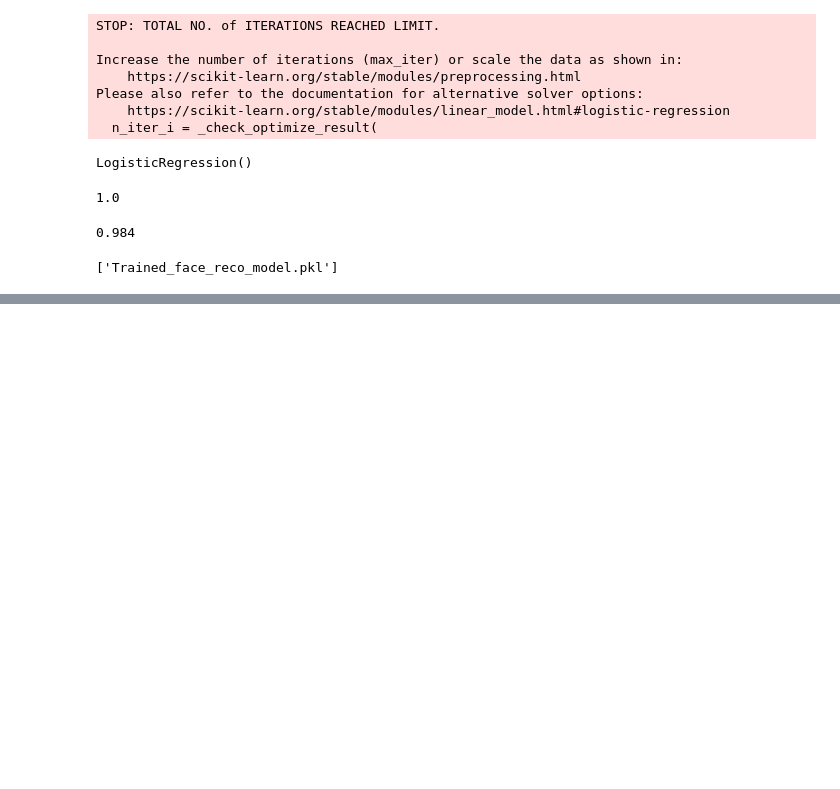
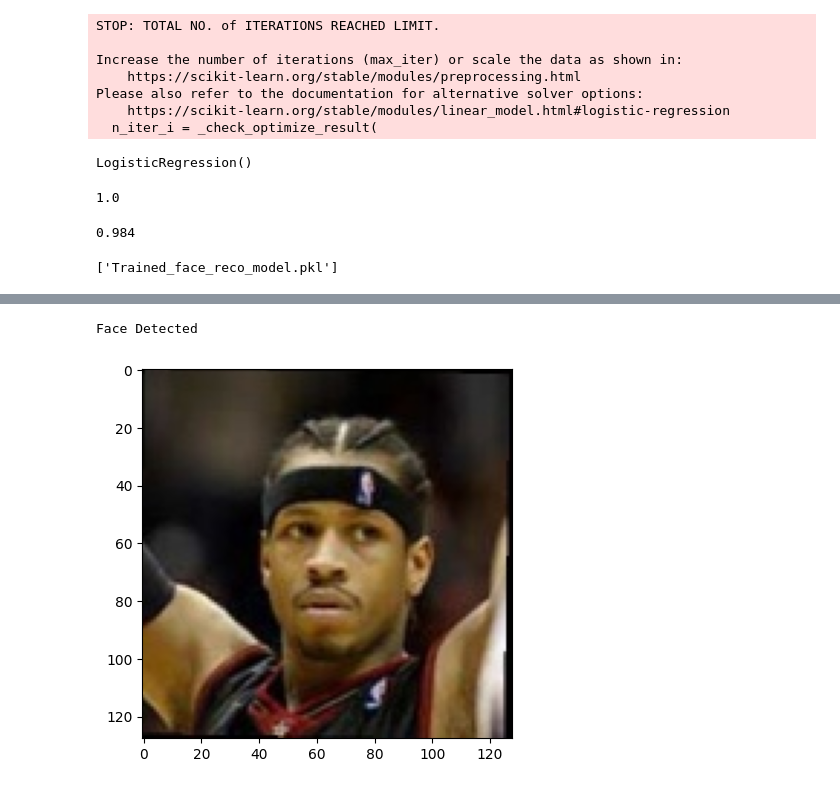
Before and after one commit to Arjun-G-Ravi/AI-Notes, a Jupyter notebook: 05_Projects on AI/02_Face-Recogniser using LogRegression.ipynb, the cells around one changed output, grey strips where cells are left out. Cells and saved outputs as stored; diff of their text form; code cells hidden in the pictures; blank space fills up the shorter version.

```diff
--- a/05_Projects on AI/02_Face-Recogniser using LogRegression.ipynb
+++ b/05_Projects on AI/02_Face-Recogniser using LogRegression.ipynb
@@ -183,0 +206,5 @@ joblib.dump(model, 'Trained_face_reco_model.pkl')
+# %%
+image = face_classify('/home/arjun/Desktop/GitHub/AI-Notes/05_Projects on AI/Allen_Iverson_0002.jpg',model)
+# %% [output]
+Face Detected
+[figure, added]
```
Also changed, not shown: parts of 6 cells of this notebook, 4 other files.
